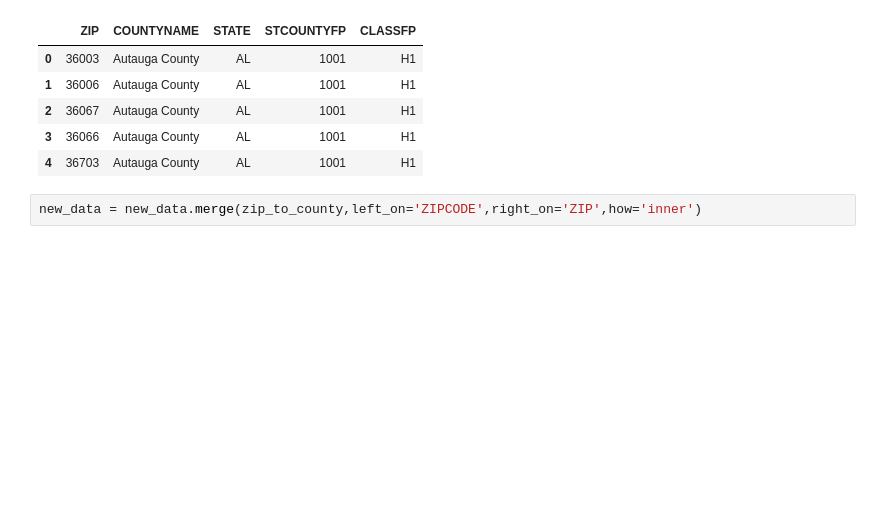
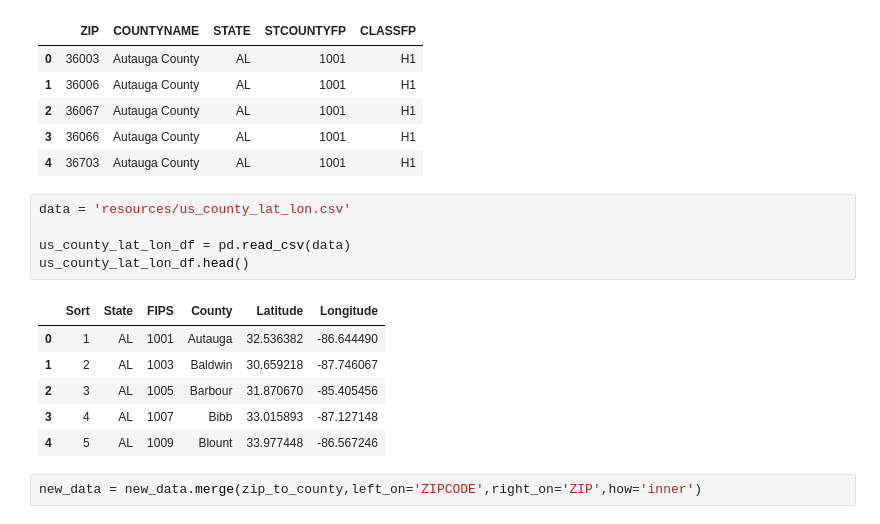
Before and after one commit to BiscuitButter/Final-Project, a Jupyter notebook: Final project Regression Data.ipynb, the cells around one changed output. Drawn from its saved outputs; the diff is of its cells as text; blank space fills up the shorter version.

```diff
--- a/Final project Regression Data.ipynb
+++ b/Final project Regression Data.ipynb
@@ -67,6 +67,18 @@ zip_to_county.head()
 | 2 | 36067 | Autauga County | AL | 1001 | H1 |
 | 3 | 36066 | Autauga County | AL | 1001 | H1 |
 | 4 | 36703 | Autauga County | AL | 1001 | H1 |
+# %%
+data = 'resources/us_county_lat_lon.csv'
+
+us_county_lat_lon_df = pd.read_csv(data)
+us_county_lat_lon_df.head()
+# %% [output]
+|  | Sort | State | FIPS | County | Latitude | Longitude |
+| 0 | 1 | AL | 1001 | Autauga | 32.536382 | -86.644490 |
+| 1 | 2 | AL | 1003 | Baldwin | 30.659218 | -87.746067 |
+| 2 | 3 | AL | 1005 | Barbour | 31.870670 | -85.405456 |
+| 3 | 4 | AL | 1007 | Bibb | 33.015893 | -87.127148 |
+| 4 | 5 | AL | 1009 | Blount | 33.977448 | -86.567246 |
 # %%
 new_data = new_data.merge(zip_to_county,left_on='ZIPCODE',right_on='ZIP',how='inner')
 # %%
```
Also changed, not shown: parts of 4 cells of this notebook, 2 other files.
